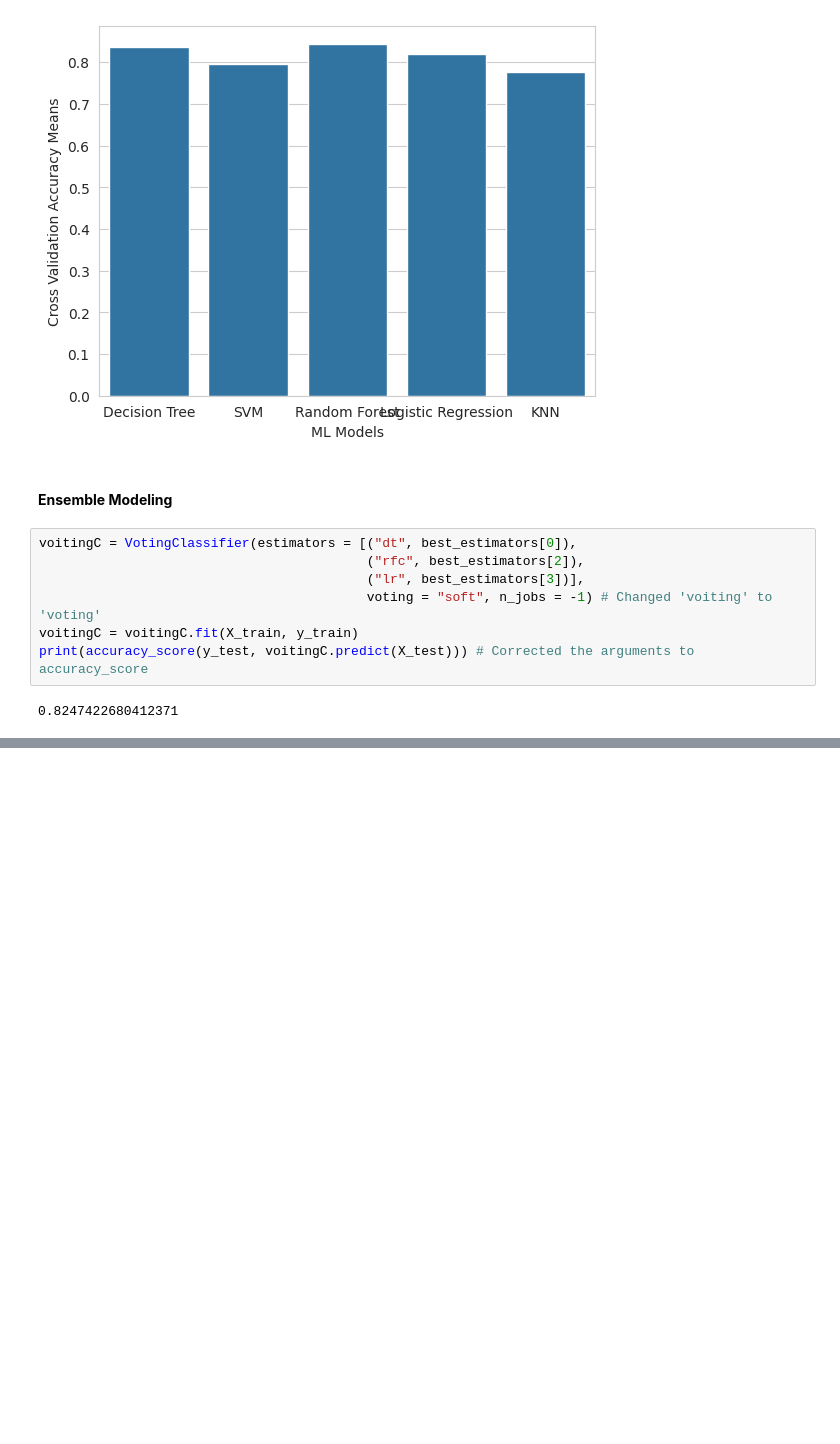
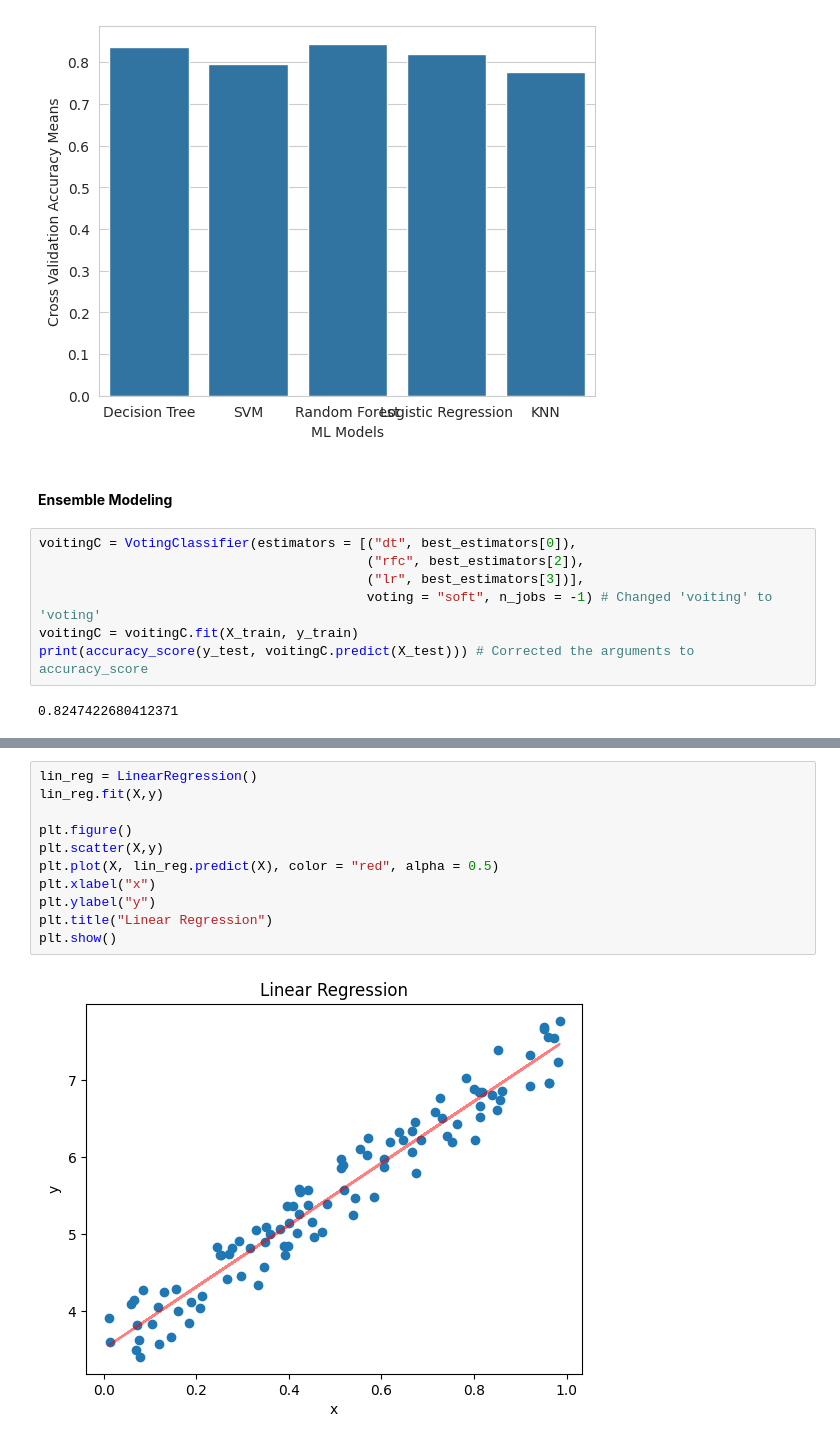
Before and after one commit to orhanaydinn/machineLearning, a Jupyter notebook: machineLearning_Techniques.ipynb, the cells around one changed output, grey strips where cells are left out. Cells and saved outputs as stored; diff of their text form; blank space fills up the shorter version.

```diff
--- a/machineLearning_Techniques.ipynb
+++ b/machineLearning_Techniques.ipynb
@@ -1612,0 +1629,13 @@ print(accuracy_score(y_test, voitingC.predict(X_test))) # Corrected the argument
+# %%
+lin_reg = LinearRegression()
+lin_reg.fit(X,y)
+
+plt.figure()
+plt.scatter(X,y)
+plt.plot(X, lin_reg.predict(X), color = "red", alpha = 0.5)
+plt.xlabel("x")
+plt.ylabel("y")
+plt.title("Linear Regression")
+plt.show()
+# %% [output]
+[figure, added]
```
Also changed, not shown: parts of 18 cells of this notebook.
